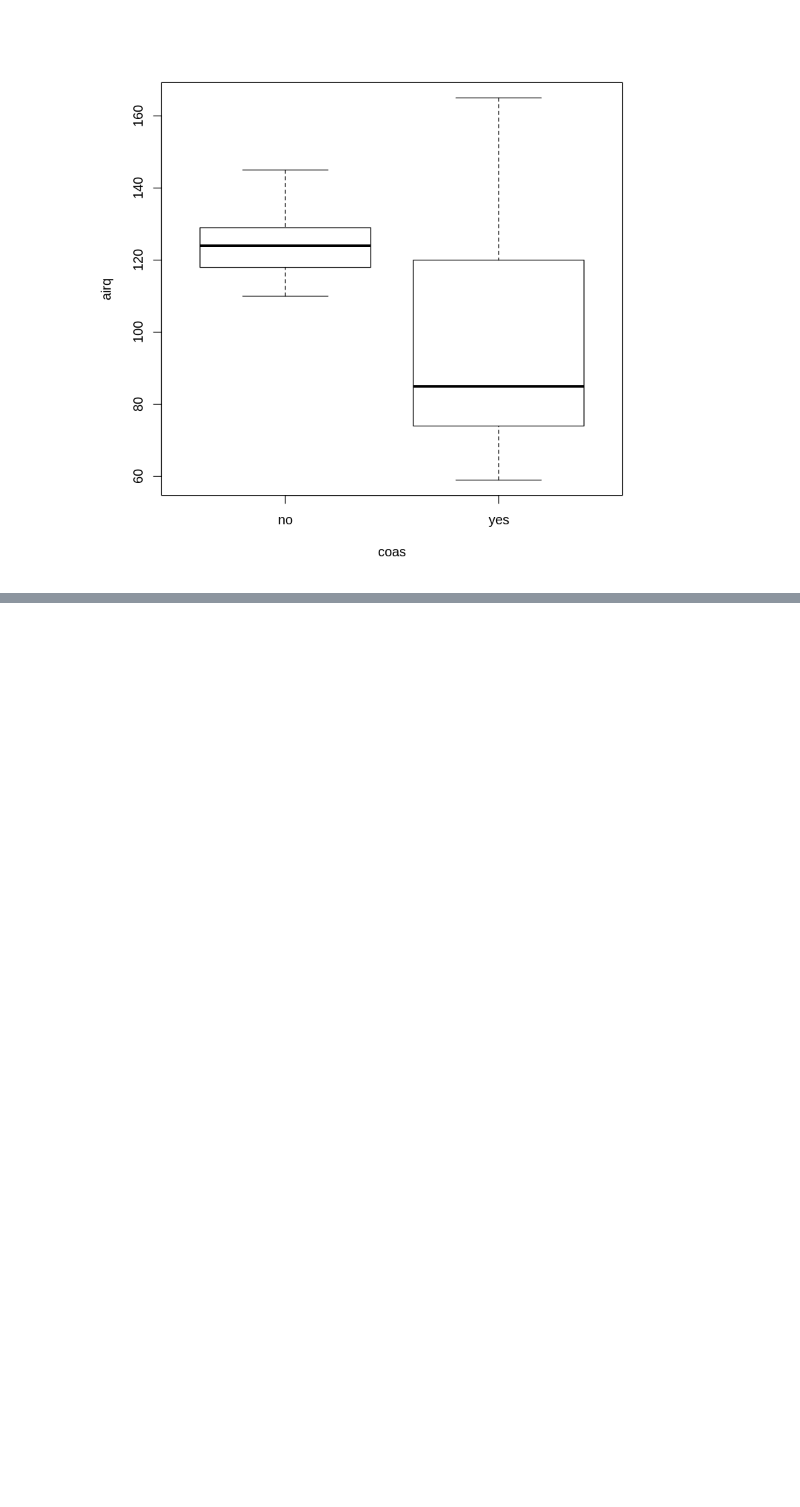
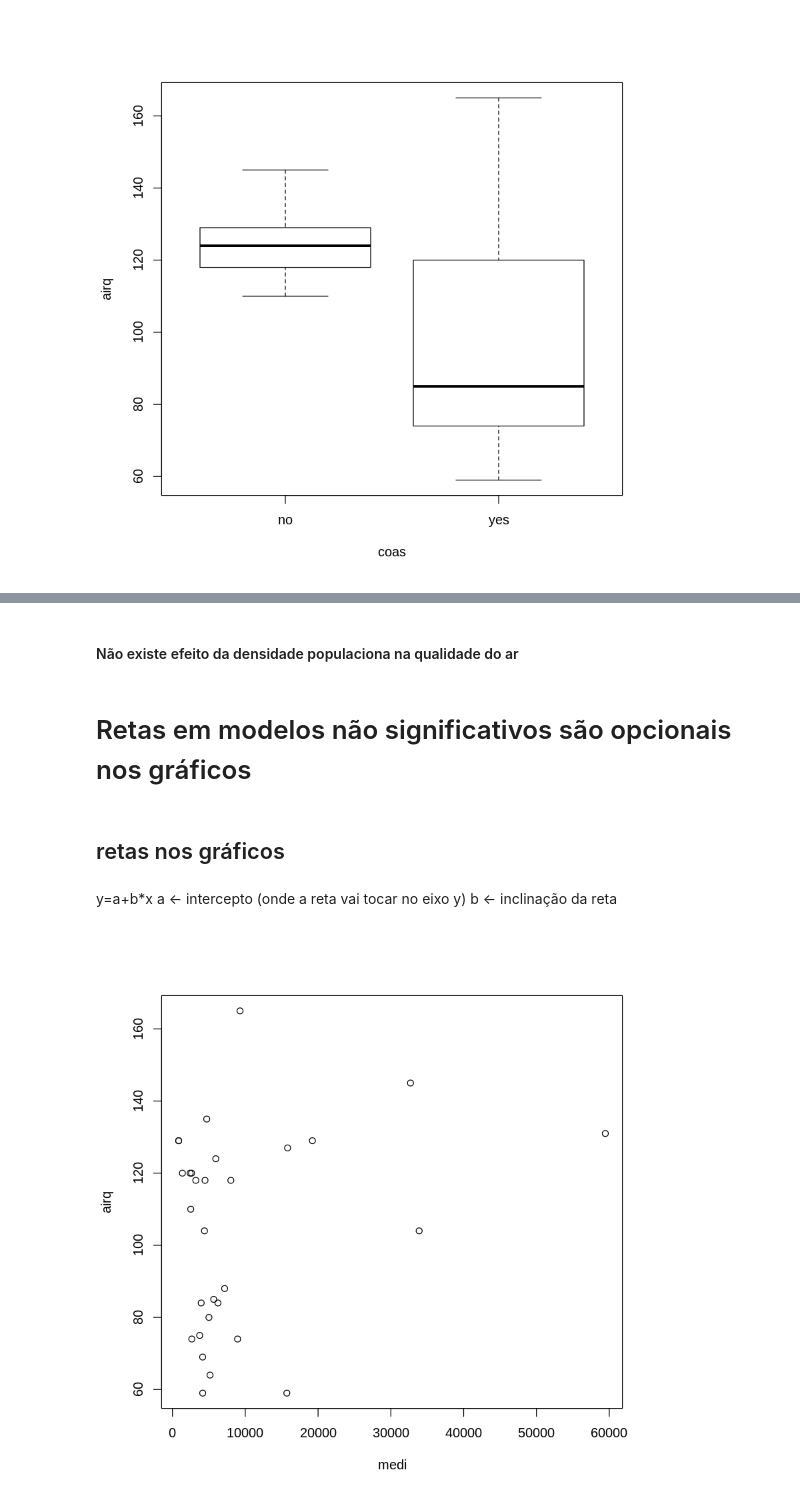
Before and after one commit to caiobarretta/Alura, a Jupyter notebook: Data Science/Estatística/Estatística com R Introdução à modelagem/Estatística com R Introdução à modelagem.ipynb, the cells around one changed output, grey strips where cells are left out. Cells and saved outputs as stored; diff of their text form; code cells hidden in the pictures; blank space fills up the shorter version.

Commit message:
Gráficos do Modelo Estatístico

```diff
--- a/Data Science/Estatística/Estatística com R Introdução à modelagem/Estatística com R Introdução à modelagem.ipynb
+++ b/Data Science/Estatística/Estatística com R Introdução à modelagem/Estatística com R Introdução à modelagem.ipynb
@@ -162,0 +251,14 @@ plot(airq~coas, data=Airq)
+# %% [markdown]
+#### Não existe efeito da densidade populaciona na qualidade do ar
+# %% [markdown]
+# Retas em modelos não significativos são opcionais nos gráficos
+# %% [markdown]
+## retas nos gráficos
+# %% [markdown]
+y=a+b*x
+a <- intercepto (onde a reta vai tocar no eixo y)
+b <- inclinação da reta
+# %%
+plot(airq~medi, data=Airq)
+# %% [output]
+[figure, added]
```
Also changed, not shown: parts of 18 cells of this notebook.
